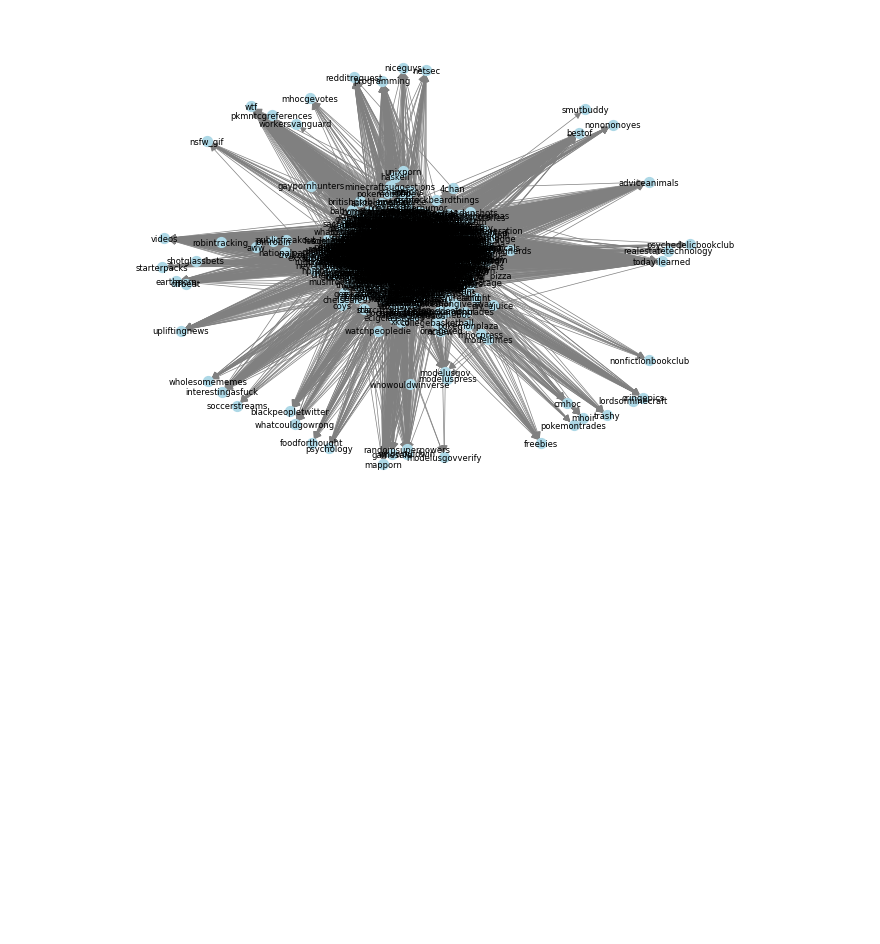
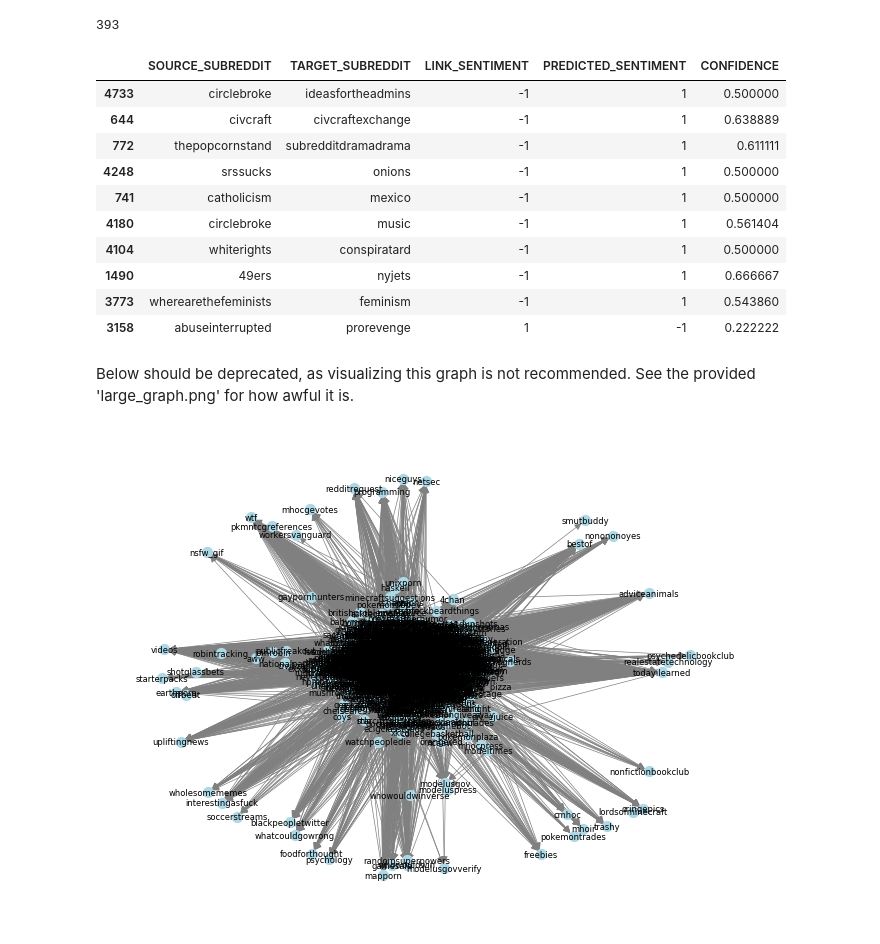
Before and after one commit to niceshice/DS4DH_Abg, a Jupyter notebook: sub1_graph.ipynb, the cells around one changed output. Saved outputs shown, nothing was run; the diff lists cells and outputs as text; code cells hidden in the pictures; blank space fills up the shorter version.

```diff
--- a/sub1_graph.ipynb
+++ b/sub1_graph.ipynb
@@ -57 +112,34 @@ result_df.to_csv('result_data.csv', index=False)
+# %%
+
+# Load the test dataset
+test_data = pd.read_csv('soc-redditHyperlinks-body-test.tsv', delimiter='\t')
+
+# Predict sentiment for test set posts using the graph-based heuristic
+test_data['PREDICTED_SENTIMENT'], test_data['CONFIDENCE'] = zip(*test_data.apply(lambda row: predict_sentiment(row['SOURCE_SUBREDDIT'], row['TARGET_SUBREDDIT']), axis=1))
+
+# Create a new DataFrame with specific columns
+result_df = test_data[['SOURCE_SUBREDDIT', 'TARGET_SUBREDDIT', 'LINK_SENTIMENT', 'PREDICTED_SENTIMENT', 'CONFIDENCE']]
+
+# Save the result DataFrame to a CSV file
+result_df.to_csv(f'result_data{int(confidence_threshold*100)}.csv', index=False)
+# %%
+wrongs = result_df[(result_df['CONFIDENCE'] > -1) & (result_df['LINK_SENTIMENT'] != result_df['PREDICTED_SENTIMENT'])] #
+# %%
+print(len(wrongs))
+wrongs.sort_values(by='CONFIDENCE').sample(n=10)
+# %% [output]
+393
+|  | SOURCE_SUBREDDIT | TARGET_SUBREDDIT | LINK_SENTIMENT | PREDICTED_SENTIMENT | CONFIDENCE |
+| 4733 | circlebroke | ideasfortheadmins | -1 | 1 | 0.500000 |
+| 644 | civcraft | civcraftexchange | -1 | 1 | 0.638889 |
+| 772 | thepopcornstand | subredditdramadrama | -1 | 1 | 0.611111 |
+| 4248 | srssucks | onions | -1 | 1 | 0.500000 |
+| 741 | catholicism | mexico | -1 | 1 | 0.500000 |
+| 4180 | circlebroke | music | -1 | 1 | 0.561404 |
+| 4104 | whiterights | conspiratard | -1 | 1 | 0.500000 |
+| 1490 | 49ers | nyjets | -1 | 1 | 0.666667 |
+| 3773 | wherearethefeminists | feminism | -1 | 1 | 0.543860 |
+| 3158 | abuseinterrupted | prorevenge | 1 | -1 | 0.222222 |
+# %% [markdown]
+Below should be deprecated, as visualizing this graph is not recommended. See the provided 'large_graph.png' for how awful it is.
 # %%
```
Also changed, not shown: parts of 10 cells of this notebook.
